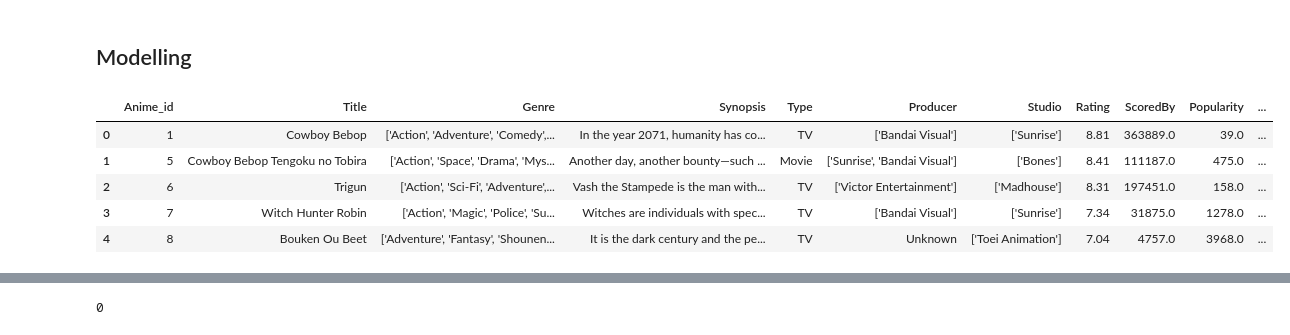
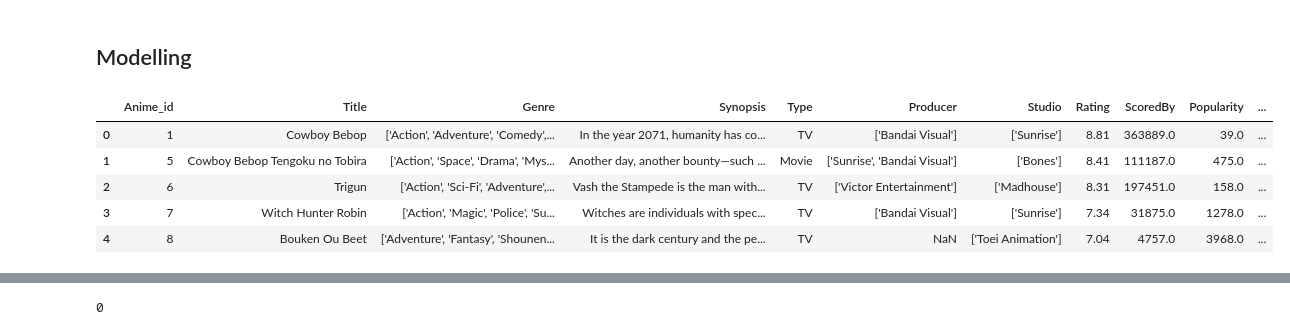
Before and after one commit to felix-n12/Movie-Recommendation-System, a Jupyter notebook: Modelling.ipynb, the cells around one changed output, grey strips where cells are left out. Cells and saved outputs as stored; diff of their text form; code cells hidden in the pictures.

```diff
--- a/Modelling.ipynb
+++ b/Modelling.ipynb
@@ -37,16 +37,16 @@ pylab.rcParams['figure.figsize'] = 12,8
 import warnings
 warnings.filterwarnings('ignore')
 # %%
-df_anime = pd.read_csv("cleaned_anime.csv")
-df_anime.drop("Unnamed: 0", axis = 1, inplace = True)
+df_anime = pd.read_csv("cleaned_data.csv")
+#df_anime.drop("Unnamed: 0", axis = 1, inplace = True)
 df_anime.head()
 # %% [output]
 |  | Anime_id | Title | Genre | Synopsis | Type | Producer | Studio | Rating | ScoredBy | Popularity | ... |
 | 0 | 1 | Cowboy Bebop | ['Action', 'Adventure', 'Comedy',... | In the year 2071, humanity has co... | TV | ['Bandai Visual'] | ['Sunrise'] | 8.81 | 363889.0 | 39.0 | ... |
 | 1 | 5 | Cowboy Bebop Tengoku no Tobira | ['Action', 'Space', 'Drama', 'Mys... | Another day, another bounty—such ... | Movie | ['Sunrise', 'Bandai Visual'] | ['Bones'] | 8.41 | 111187.0 | 475.0 | ... |
 | 2 | 6 | Trigun | ['Action', 'Sci-Fi', 'Adventure',... | Vash the Stampede is the man with... | TV | ['Victor Entertainment'] | ['Madhouse'] | 8.31 | 197451.0 | 158.0 | ... |
 | 3 | 7 | Witch Hunter Robin | ['Action', 'Magic', 'Police', 'Su... | Witches are individuals with spec... | TV | ['Bandai Visual'] | ['Sunrise'] | 7.34 | 31875.0 | 1278.0 | ... |
-| 4 | 8 | Bouken Ou Beet | ['Adventure', 'Fantasy', 'Shounen... | It is the dark century and the pe... | TV | Unknown | ['Toei Animation'] | 7.04 | 4757.0 | 3968.0 | ... |
+| 4 | 8 | Bouken Ou Beet | ['Adventure', 'Fantasy', 'Shounen... | It is the dark century and the pe... | TV | NaN | ['Toei Animation'] | 7.04 | 4757.0 | 3968.0 | ... |
 # %%
 !! pip install scikit-learn
 # %% [output]
```
Also changed, not shown: parts of 36 cells of this notebook, 6 other files.
